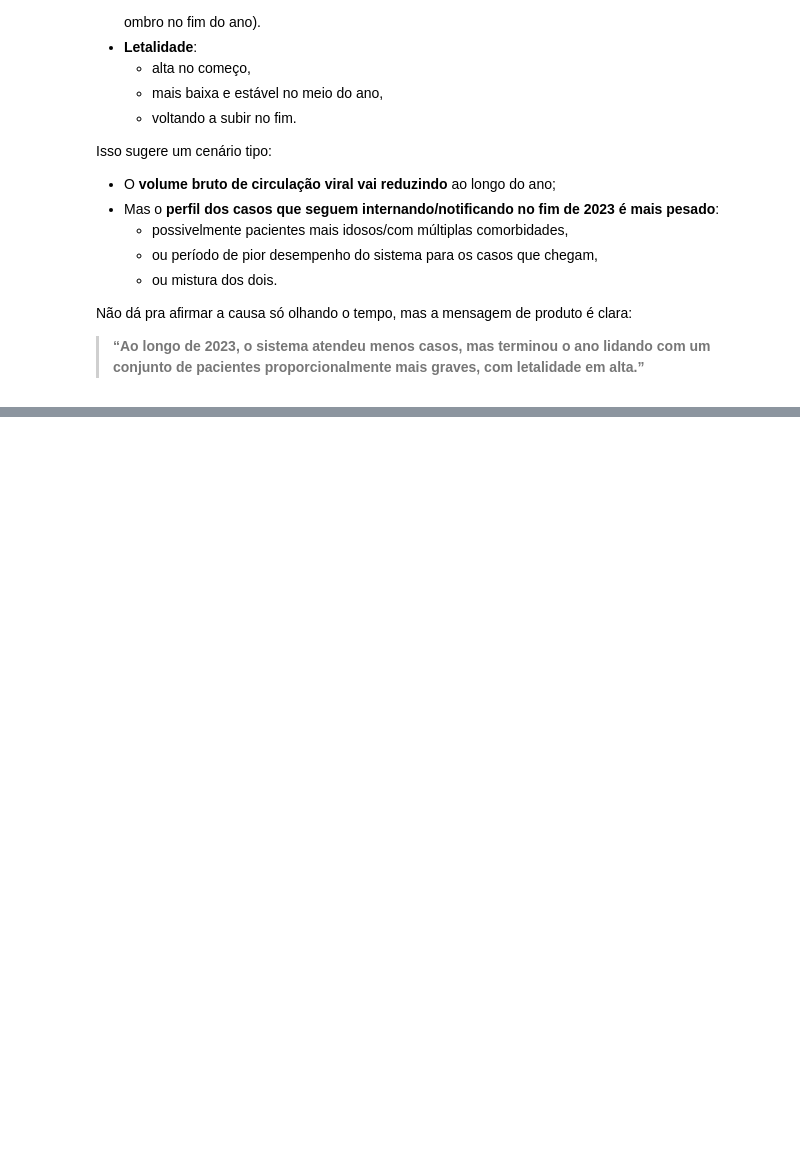
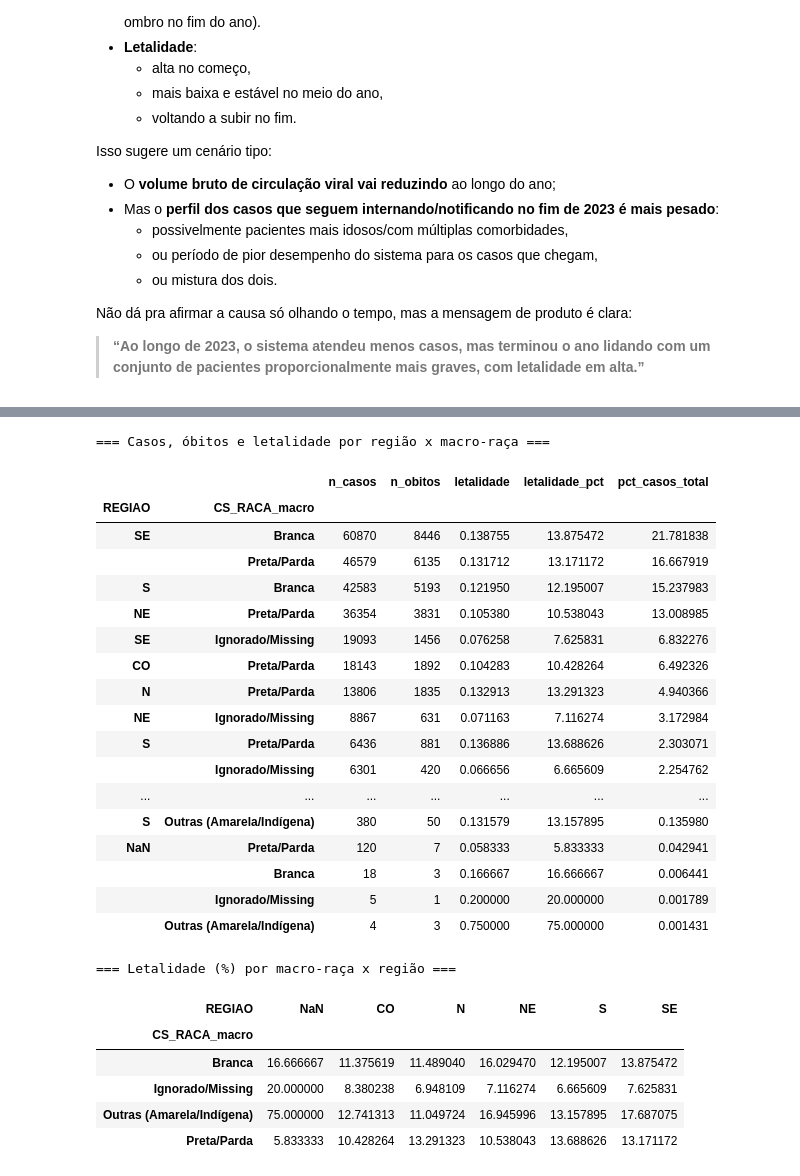
Before and after one commit to CaosHorseman/srag_2023_analysis, a Jupyter notebook: notebooks/EDA_ANALITICA.ipynb, the cells around one changed output, grey strips where cells are left out. Drawn from its saved outputs; the diff is of its cells as text; code cells hidden in the pictures; blank space fills up the shorter version.

```diff
--- a/notebooks/EDA_ANALITICA.ipynb
+++ b/notebooks/EDA_ANALITICA.ipynb
@@ -2540,0 +2967,47 @@ Não dá pra afirmar a causa só olhando o tempo, mas a mensagem de produto é c
+# %%
+# ## 4. Macro-raça + território (inequidades potenciais)
+
+if RACA_MACRO_COL in df.columns:
+    df[RACA_MACRO_COL] = df[RACA_MACRO_COL].fillna("Missing")
+
+    resumo_raca_regiao = resumo_geo(df, ["REGIAO", RACA_MACRO_COL])
+    print("=== Casos, óbitos e letalidade por região x macro-raça ===")
+    display(resumo_raca_regiao)
+
+    # Se quiser pivotado por região:
+    tabela_raca_regiao = (
+        resumo_raca_regiao
+        .reset_index()
+        .pivot(index=RACA_MACRO_COL, columns="REGIAO", values="letalidade_pct")
+    )
+    print("=== Letalidade (%) por macro-raça x região ===")
+    display(tabela_raca_regiao)
+else:
+    print(f"Coluna {RACA_MACRO_COL} não encontrada; ajuste o nome ou crie a macro-raça.")
+# %% [output]
+=== Casos, óbitos e letalidade por região x macro-raça ===
+|  |  | n_casos | n_obitos | letalidade | letalidade_pct | pct_casos_total |
+| REGIAO | CS_RACA_macro |  |  |  |  |  |
+| SE | Branca | 60870 | 8446 | 0.138755 | 13.875472 | 21.781838 |
+|  | Preta/Parda | 46579 | 6135 | 0.131712 | 13.171172 | 16.667919 |
+| S | Branca | 42583 | 5193 | 0.121950 | 12.195007 | 15.237983 |
+| NE | Preta/Parda | 36354 | 3831 | 0.105380 | 10.538043 | 13.008985 |
+| SE | Ignorado/Missing | 19093 | 1456 | 0.076258 | 7.625831 | 6.832276 |
+| CO | Preta/Parda | 18143 | 1892 | 0.104283 | 10.428264 | 6.492326 |
+| N | Preta/Parda | 13806 | 1835 | 0.132913 | 13.291323 | 4.940366 |
+| NE | Ignorado/Missing | 8867 | 631 | 0.071163 | 7.116274 | 3.172984 |
+| S | Preta/Parda | 6436 | 881 | 0.136886 | 13.688626 | 2.303071 |
+|  | Ignorado/Missing | 6301 | 420 | 0.066656 | 6.665609 | 2.254762 |
+| ... | ... | ... | ... | ... | ... | ... |
+| S | Outras (Amarela/Indígena) | 380 | 50 | 0.131579 | 13.157895 | 0.135980 |
+| NaN | Preta/Parda | 120 | 7 | 0.058333 | 5.833333 | 0.042941 |
+|  | Branca | 18 | 3 | 0.166667 | 16.666667 | 0.006441 |
+|  | Ignorado/Missing | 5 | 1 | 0.200000 | 20.000000 | 0.001789 |
+|  | Outras (Amarela/Indígena) | 4 | 3 | 0.750000 | 75.000000 | 0.001431 |
+=== Letalidade (%) por macro-raça x região ===
+| REGIAO | NaN | CO | N | NE | S | SE |
+| CS_RACA_macro |  |  |  |  |  |  |
+| Branca | 16.666667 | 11.375619 | 11.489040 | 16.029470 | 12.195007 | 13.875472 |
+| Ignorado/Missing | 20.000000 | 8.380238 | 6.948109 | 7.116274 | 6.665609 | 7.625831 |
+| Outras (Amarela/Indígena) | 75.000000 | 12.741313 | 11.049724 | 16.945996 | 13.157895 | 17.687075 |
+| Preta/Parda | 5.833333 | 10.428264 | 13.291323 | 10.538043 | 13.688626 | 13.171172 |
```
Also changed, not shown: parts of 19 cells of this notebook, 2 other files.
